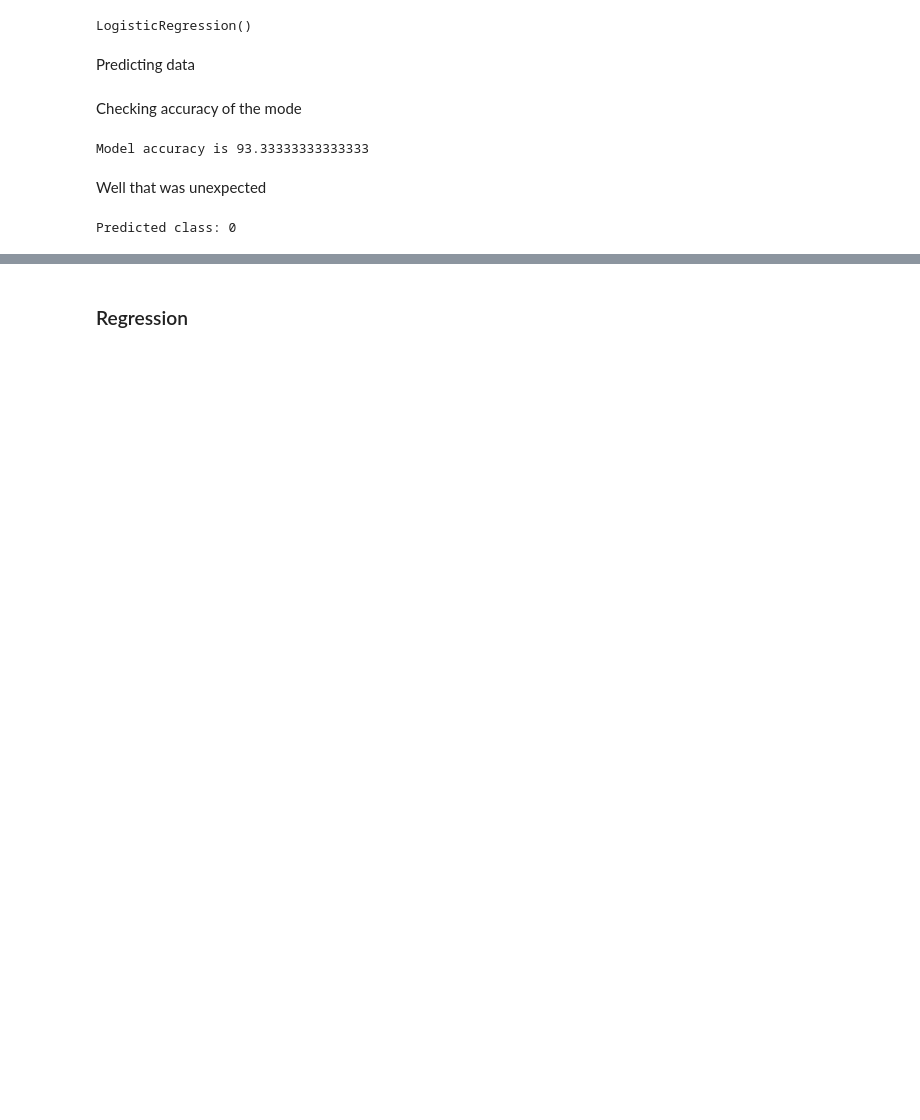
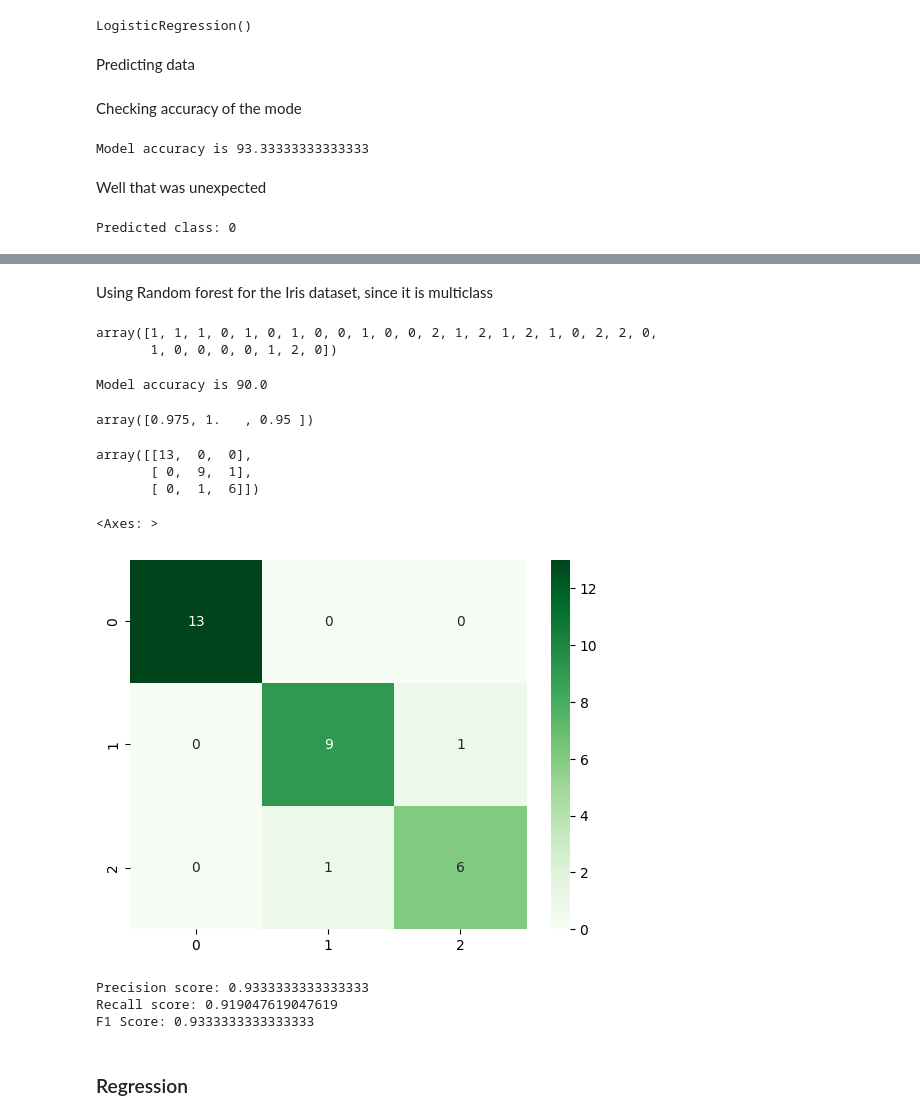
Before and after one commit to mmaazkhanhere/genai-learning-repo, a Jupyter notebook: machine-learning-course/course.ipynb, the cells around one changed output, grey strips where cells are left out. Cells and saved outputs as stored; diff of their text form; code cells hidden in the pictures; blank space fills up the shorter version.

```diff
--- a/machine-learning-course/course.ipynb
+++ b/machine-learning-course/course.ipynb
@@ -399,2 +471,40 @@ Predicted class: 0
+# %% [markdown]
+Using Random forest for the Iris dataset, since it is multiclass
+# %%
+model = RandomForestClassifier(random_state=42)
+model.fit(X_train, y_train)
+model.predict(X_test)
+# %% [output]
+array([1, 1, 1, 0, 1, 0, 1, 0, 0, 1, 0, 0, 2, 1, 2, 1, 2, 1, 0, 2, 2, 0,
+       1, 0, 0, 0, 0, 1, 2, 0])
+# %%
+accuracy = (model.score(X_test, y_test)) * 100
+print(f"Model accuracy is {accuracy}")
+# %% [output]
+Model accuracy is 90.0
+# %%
+cross_val_score(model, X_train, y_train, cv=3, scoring="accuracy")
+# %% [output]
+array([0.975, 1.   , 0.95 ])
+# %%
+conf_matrix = confusion_matrix(y_test, y_pred)
+conf_matrix
+# %% [output]
+array([[13,  0,  0],
+       [ 0,  9,  1],
+       [ 0,  1,  6]])
+# %%
+sns.heatmap(conf_matrix, annot=True, fmt='d', cmap='Greens')
+# %% [output]
+<Axes: >
+[figure, added]
+# %%
+print(f"Precision score: {precision_score(y_test, y_pred, average='weighted')}")
+print(f"Recall score: {recall_score(y_test, y_pred, average='macro')}")
+print(f"F1 Score: {f1_score(y_test, y_pred, average='micro')}")
+# %% [output]
+Precision score: 0.9333333333333333
+Recall score: 0.919047619047619
+F1 Score: 0.9333333333333333
 # %% [markdown]
 ### Regression
```
Also changed, not shown: parts of 21 cells of this notebook.
